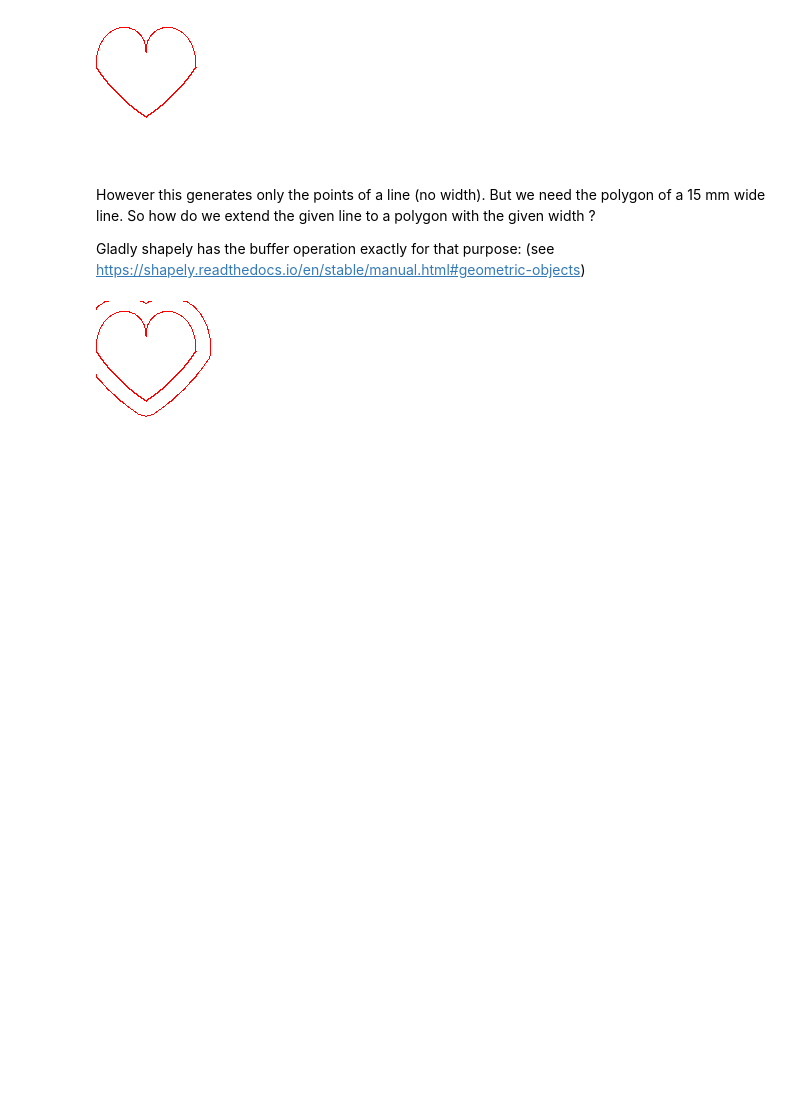
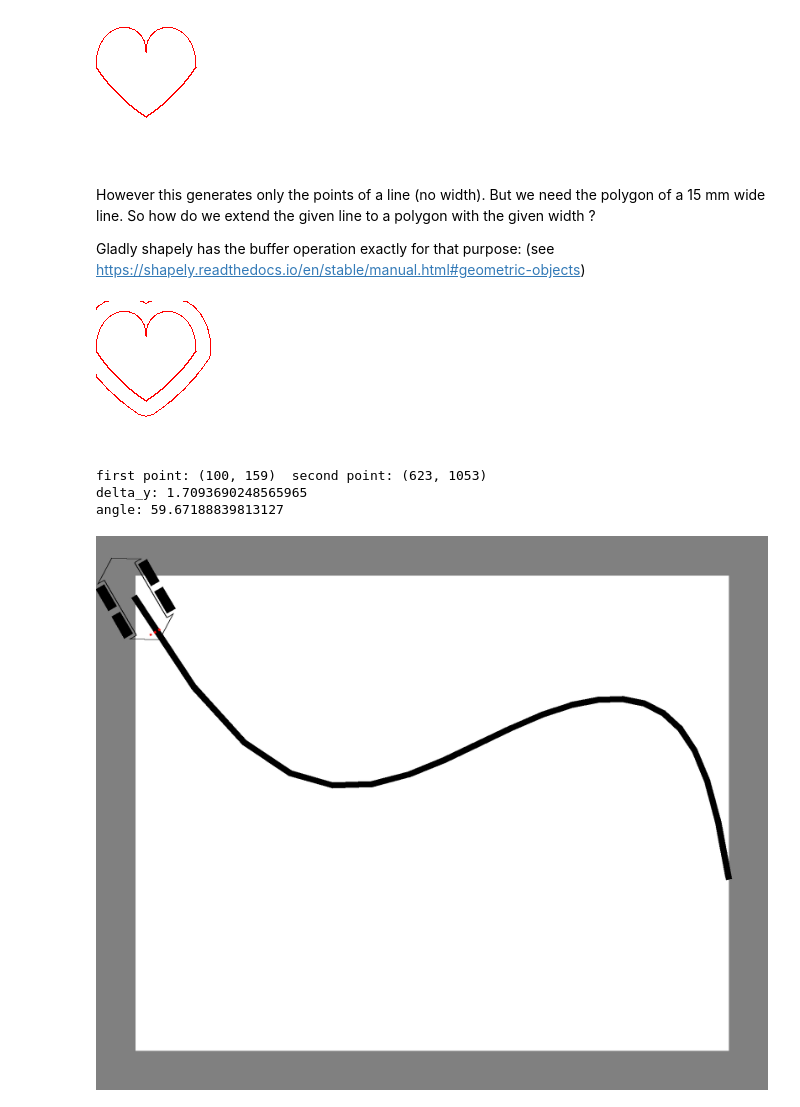
Before and after one commit to Bodobolero/CarSimulator, a Jupyter notebook: Measurements.ipynb, the cells around one changed output. Saved outputs shown, nothing was run; the diff lists cells and outputs as text; code cells hidden in the pictures; blank space fills up the shorter version.

Commit message:
prepare to compute and draw canvas with random curve for training

```diff
--- a/Measurements.ipynb
+++ b/Measurements.ipynb
@@ -318,3 +318,68 @@ draw.polygon(newtuple, outline = 'red')
 display(im)
 # %% [output]
 [figure]
+# %%
+from PIL import Image
+from PIL import ImageDraw
+import random, math
+from shapely.geometry import Polygon, LineString
+from itertools import chain
+import Car
+
+CANVAS_SIZE=(1500,1200)
+CANVAS_BORDER=100
+CURVE_SEED=5
+#CURVE_SEED=9
+CURVE_WIDTH=15
+IMAGE_SIZE=(CANVAS_SIZE[0]+CANVAS_BORDER*2, CANVAS_SIZE[1]+CANVAS_BORDER*2)
+
+im = Image.new('RGB', (IMAGE_SIZE), (128, 128, 128))
+draw = ImageDraw.Draw(im)
+draw.rectangle((CANVAS_BORDER,CANVAS_BORDER,CANVAS_SIZE[0]+CANVAS_BORDER, CANVAS_SIZE[1]+CANVAS_BORDER),fill=(255,255,255),width=1, outline=(255,255,255) )
+
+random.seed(CURVE_SEED)
+i=random.randint(1,6) # number of points
+x=[100]
+x.extend(sorted(random.sample(range(CANVAS_BORDER, CANVAS_SIZE[0]+CANVAS_BORDER),i)))
+x.append(CANVAS_SIZE[0]+CANVAS_BORDER)
+y = random.sample(range(CANVAS_BORDER, CANVAS_SIZE[1]+CANVAS_BORDER),i+2)
+xys = list(zip(x,y))
+ts = [t/20.0 for t in range(21)]
+
+bezier = make_bezier(xys)
+points = bezier(ts)
+
+# now extend line into 15 width polygon with shapely
+line = LineString([list(point) for point in points])
+newpoints = line.buffer(7.5,cap_style=3, join_style=1) # the buffer() invocation is the essential one extending the line
+newtuple=list(newpoints.exterior.coords)
+
+draw.polygon(newtuple, outline = 'black', fill='black')
+#print(newtuple)
+
+# alternative to just draw line with width 15 - however this does not give us the
+# polygon to compute the intersection with the sensor position we need for the
+# simulator:
+#draw.line(points, fill='red', width=15)
+
+# Now compute the car start position.
+# a bezier curve is tangential to the first line given by the points, so we can compute
+# the angle from the line coordinates
+print("first point:", xys[0], " second point:", xys[1])
+delta_y = (xys[1][1]-xys[0][1])/(xys[1][0]-xys[0][0])
+print("delta_y:", delta_y)
+angle = math.degrees(math.atan(delta_y))
+print("angle:", angle)
+
+## draw car in start position
+car = Car.CarModel()
+car._position=xys[0]
+car._rotation = angle
+car.draw(draw)
+
+display(im)
+# %% [output]
+first point: (100, 159)  second point: (623, 1053)
+delta_y: 1.7093690248565965
+angle: 59.67188839813127
+[figure, added]
```
